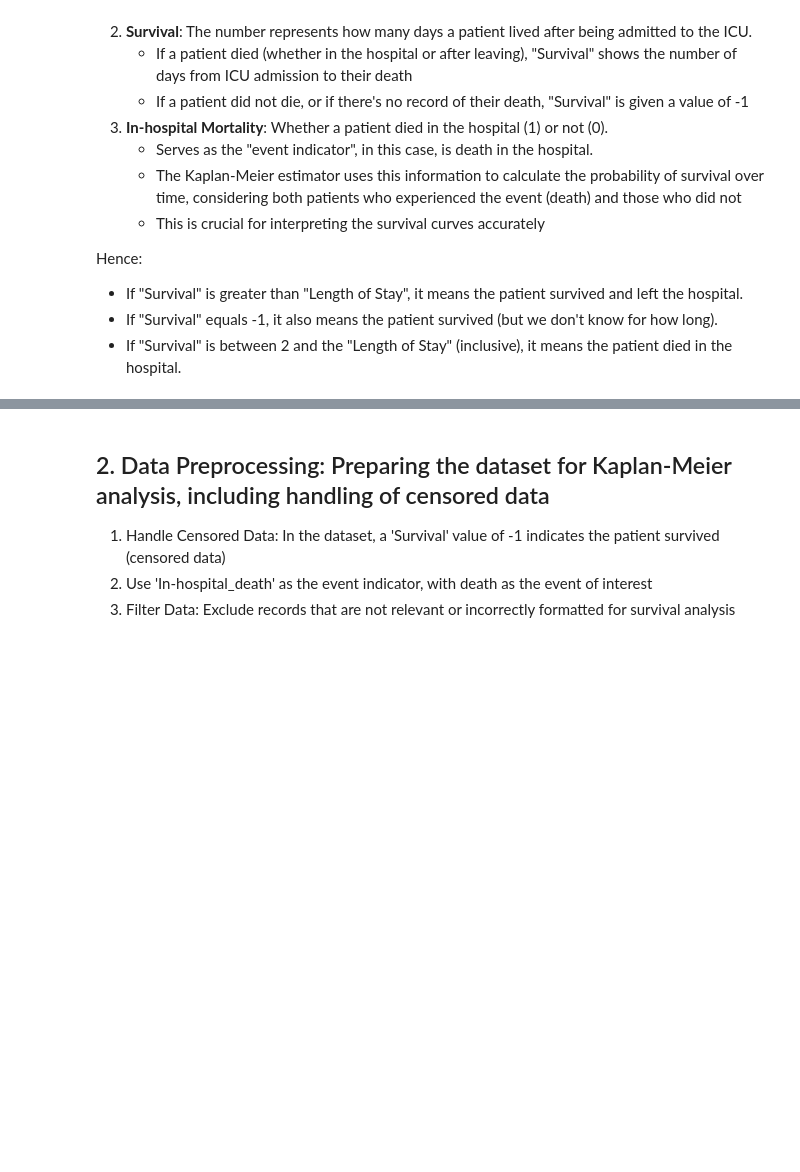
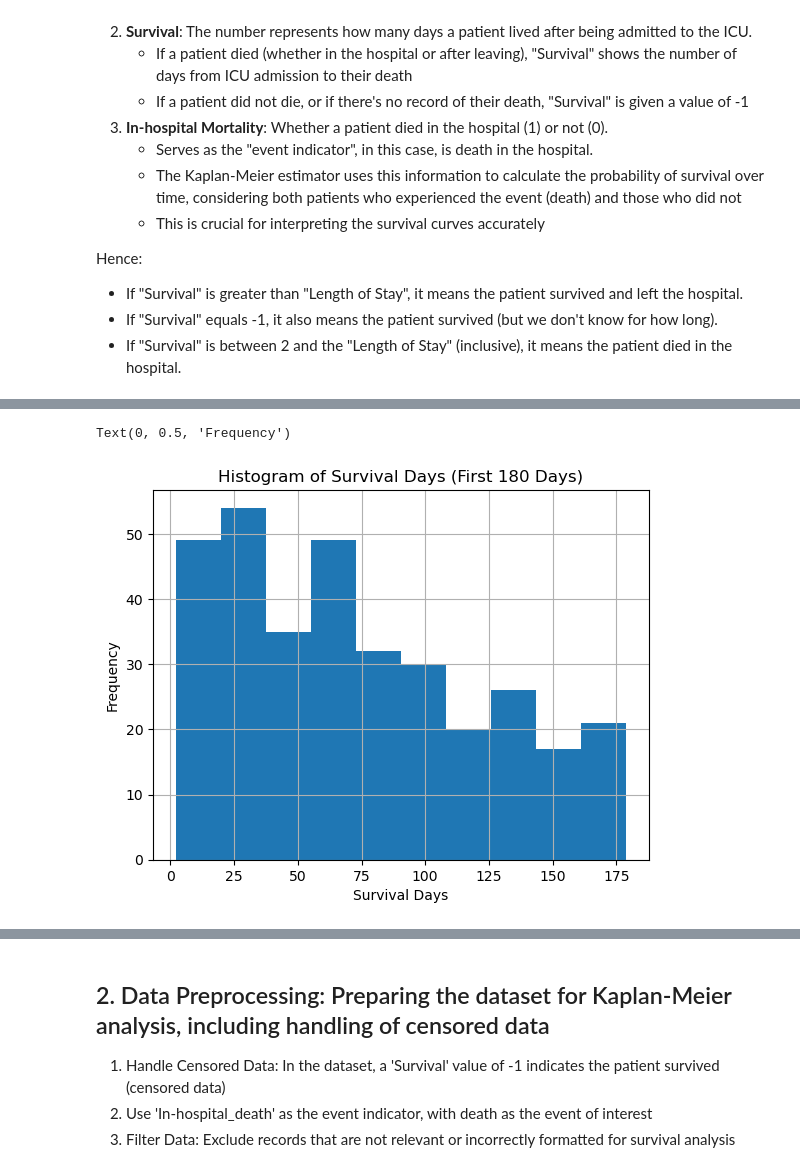
Before and after one commit to phidesigner/ICU_predict_prob, a Jupyter notebook: 02_ICU_Survival_Analysis_Notebook.ipynb, the cells around one changed output, grey strips where cells are left out. Saved outputs shown, nothing was run; the diff lists cells and outputs as text; code cells hidden in the pictures; blank space fills up the shorter version.

```diff
--- a/ICU_Survival_Analysis_Notebook.ipynb
+++ b/02_ICU_Survival_Analysis_Notebook.ipynb
@@ -73,0 +88,9 @@ Hence:
+# %%
+# Destribution of Survival days for Non-Censored Patients and did not die in the hospital
+ICU_df.Survival[(ICU_df.Survival<=180) & (ICU_df.Survival>0) & (ICU_df['In-hospital_death']==0)].hist();
+plt.title('Histogram of Survival Days (First 180 Days)')
+plt.xlabel('Survival Days')
+plt.ylabel('Frequency')
+# %% [output]
+Text(0, 0.5, 'Frequency')
+[figure, added]
```
Also changed, not shown: parts of 6 cells of this notebook.
